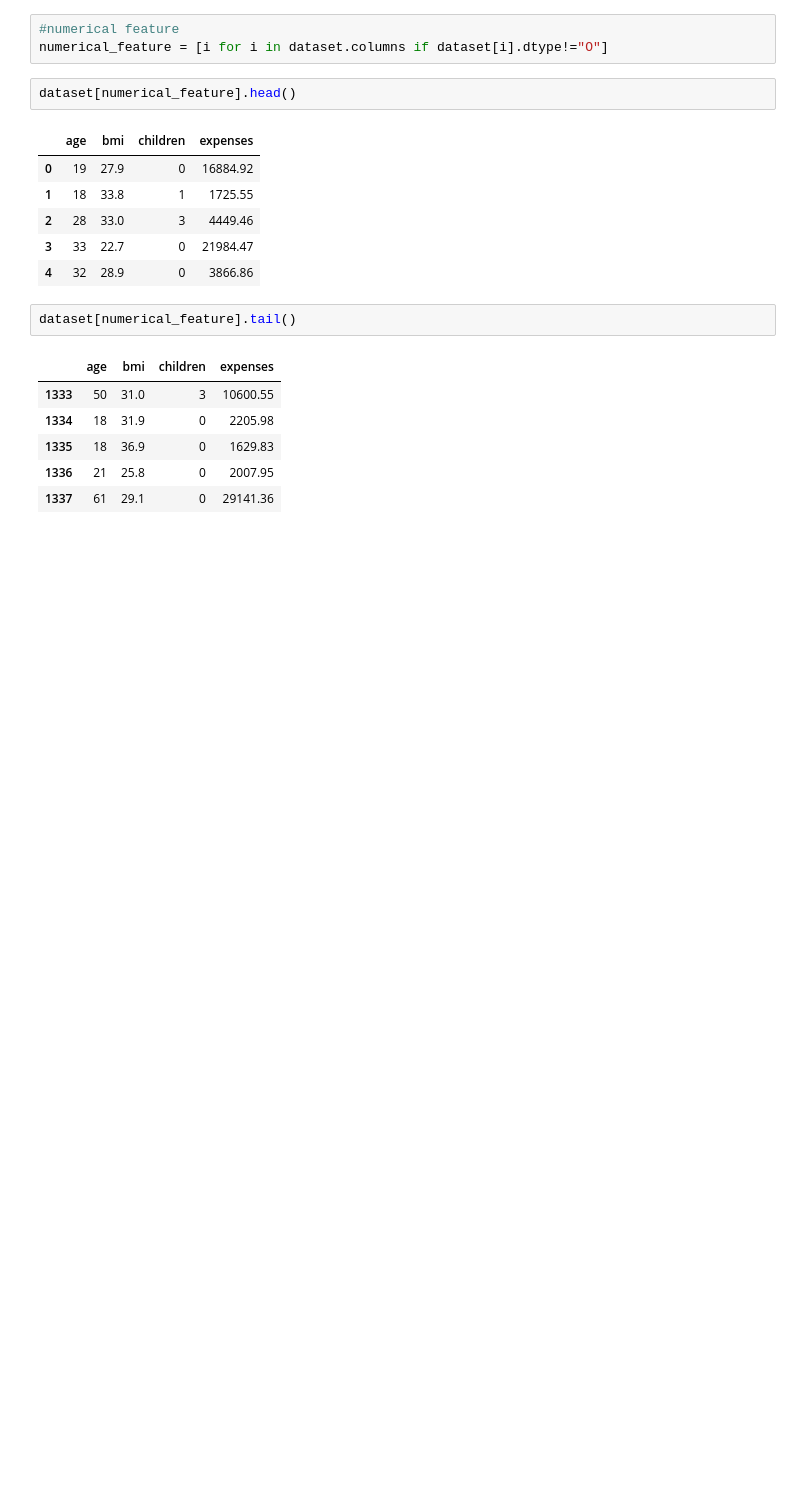
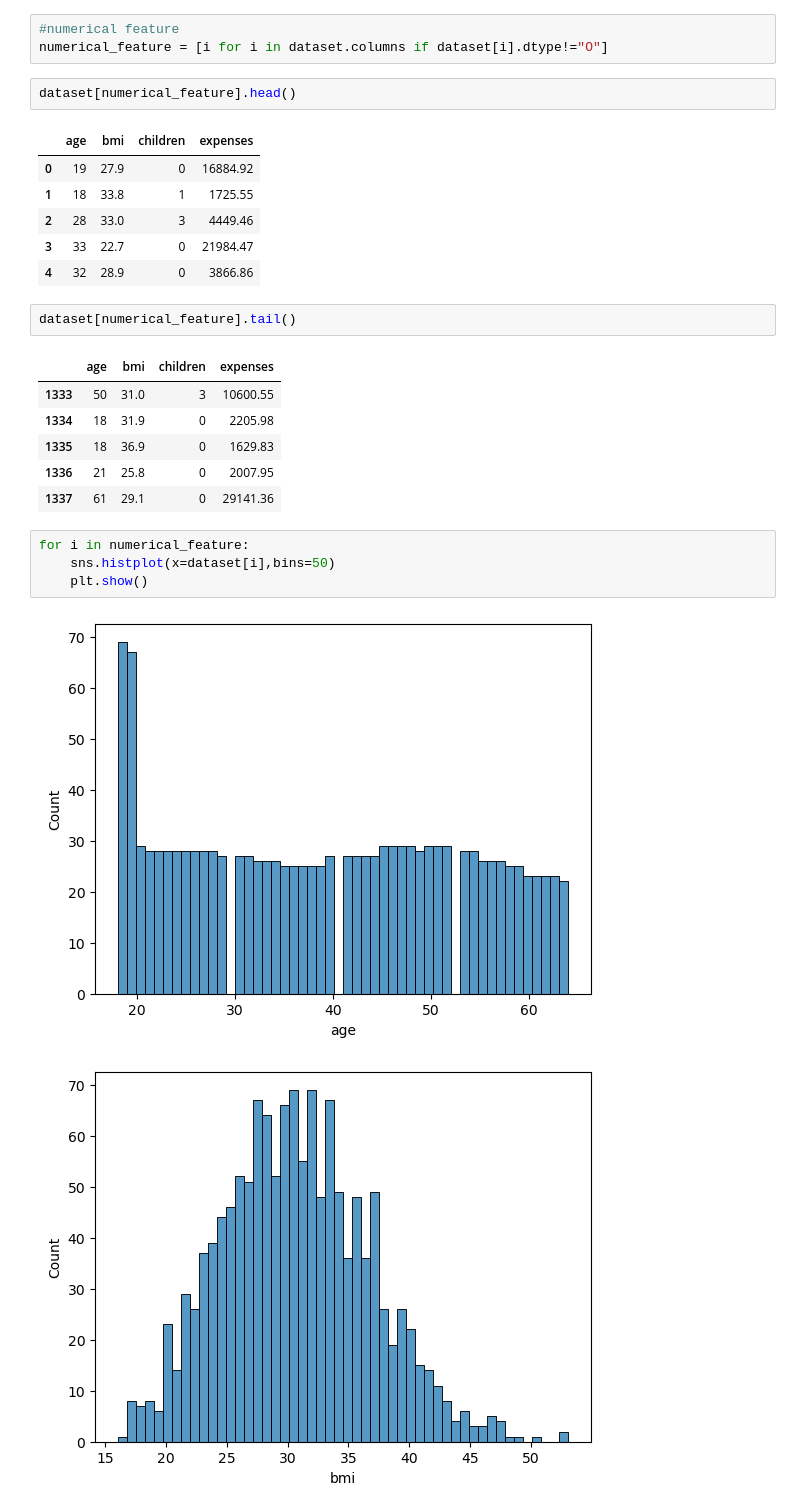
Before and after one commit to RishavMishraRM/Insurance_Premium_Prediction, a Jupyter notebook: notebooks/EDA.ipynb, the cells around one changed output. Drawn from its saved outputs; the diff is of its cells as text; blank space fills up the shorter version.

```diff
--- a/notebooks/EDA.ipynb
+++ b/notebooks/EDA.ipynb
@@ -119,3 +119,10 @@ dataset[numerical_feature].tail()
 | 1335 | 18 | 36.9 | 0 | 1629.83 |
 | 1336 | 21 | 25.8 | 0 | 2007.95 |
 | 1337 | 61 | 29.1 | 0 | 29141.36 |
+# %%
+for i in numerical_feature:
+    sns.histplot(x=dataset[i],bins=50)
+    plt.show()
+# %% [output]
+[figure, added]
+[figure, added]
```
Also changed, not shown: parts of 8 cells of this notebook.
